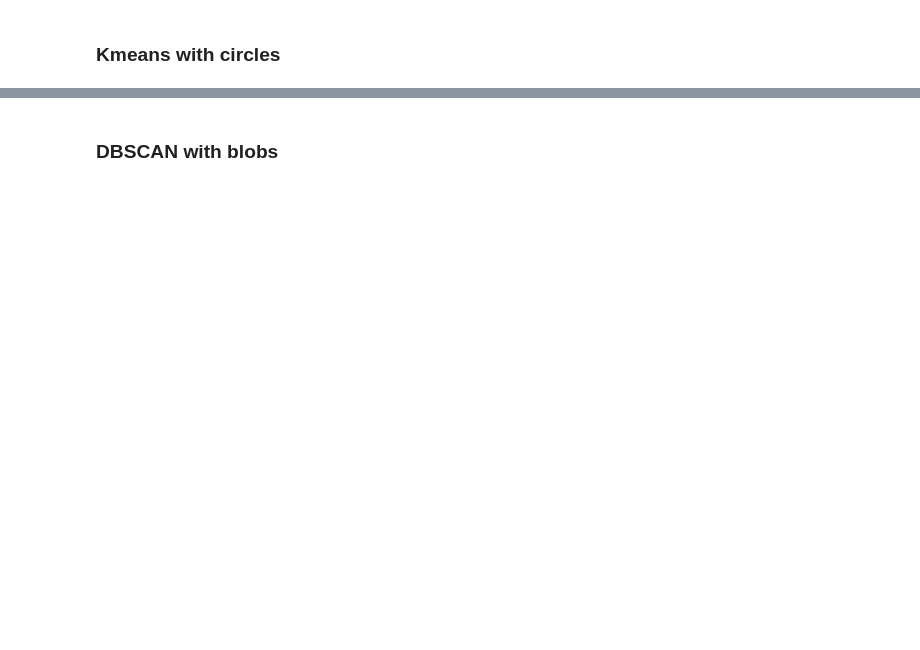
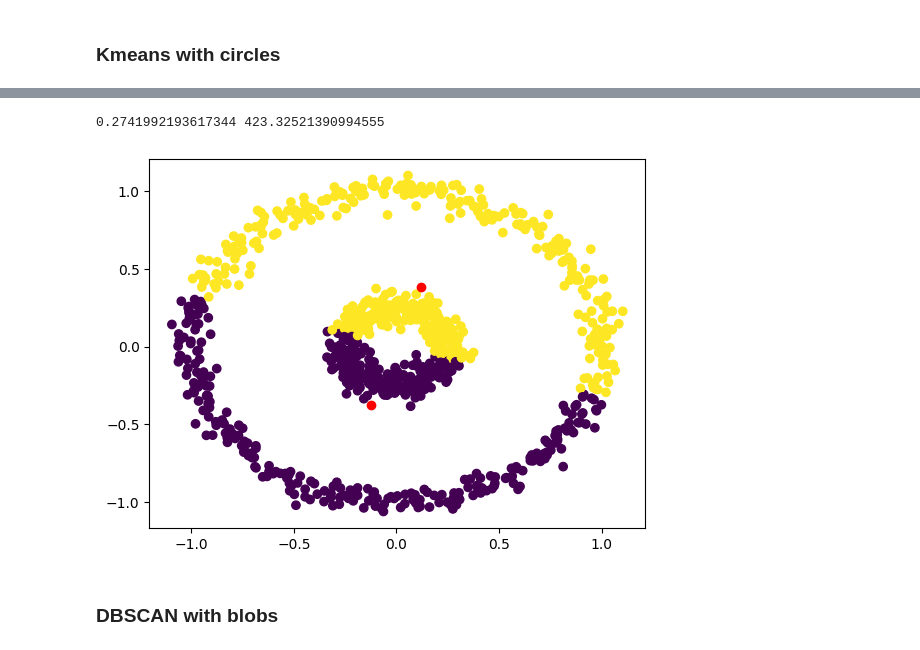
Before and after one commit to Oz174/SelfStudyPython, a Jupyter notebook: Day10.ipynb, the cells around one changed output, grey strips where cells are left out. Drawn from its saved outputs; the diff is of its cells as text; code cells hidden in the pictures; blank space fills up the shorter version.

```diff
--- a/Day10.ipynb
+++ b/Day10.ipynb
@@ -73,2 +131,14 @@ _we aim to convert long data to wide data_
+# %%
+# apply Kmeans and get silhouette score and chi score
+kmeans = KMeans(n_clusters=2, random_state=42)
+kmeans.fit(Y[0])
+print(silhouette_score(Y[0],kmeans.labels_), calinski_harabasz_score(Y[0],kmeans.labels_))
+plt.scatter(Y[0][:,0],Y[0][:,1],c=kmeans.labels_)
+# plot clusters centers with red color
+plt.scatter(kmeans.cluster_centers_[:,0],kmeans.cluster_centers_[:,1],c='r')
+plt.show()
+# %% [output]
+0.2741992193617344 423.32521390994555
+[figure, added]
 # %% [markdown]
 ### DBSCAN with blobs
```
Also changed, not shown: parts of 9 cells of this notebook.
